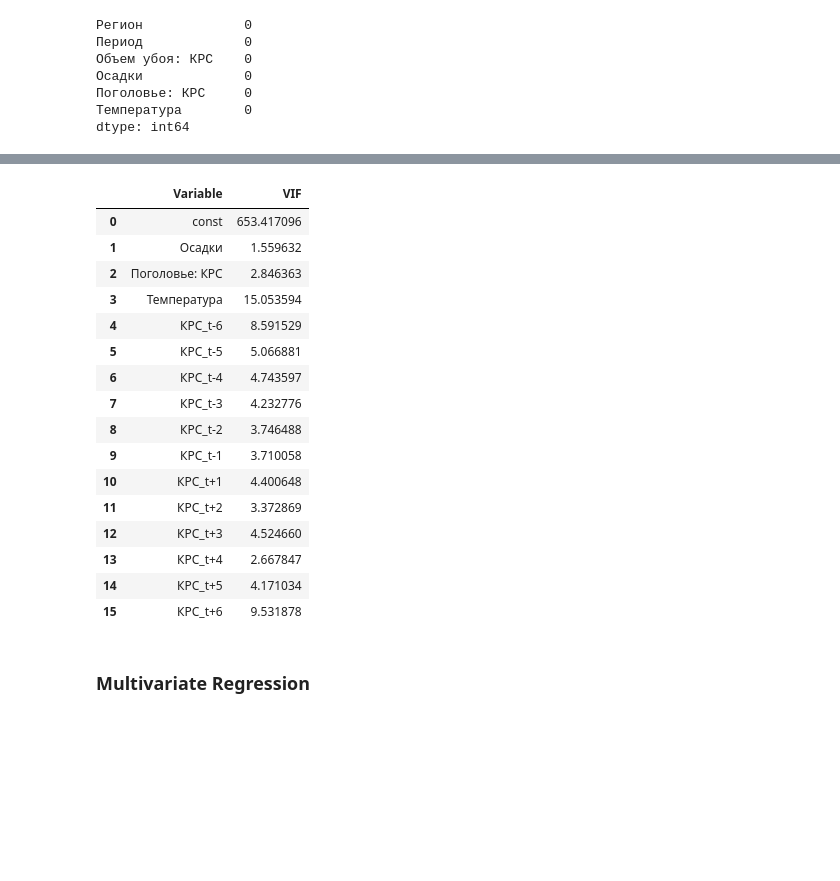
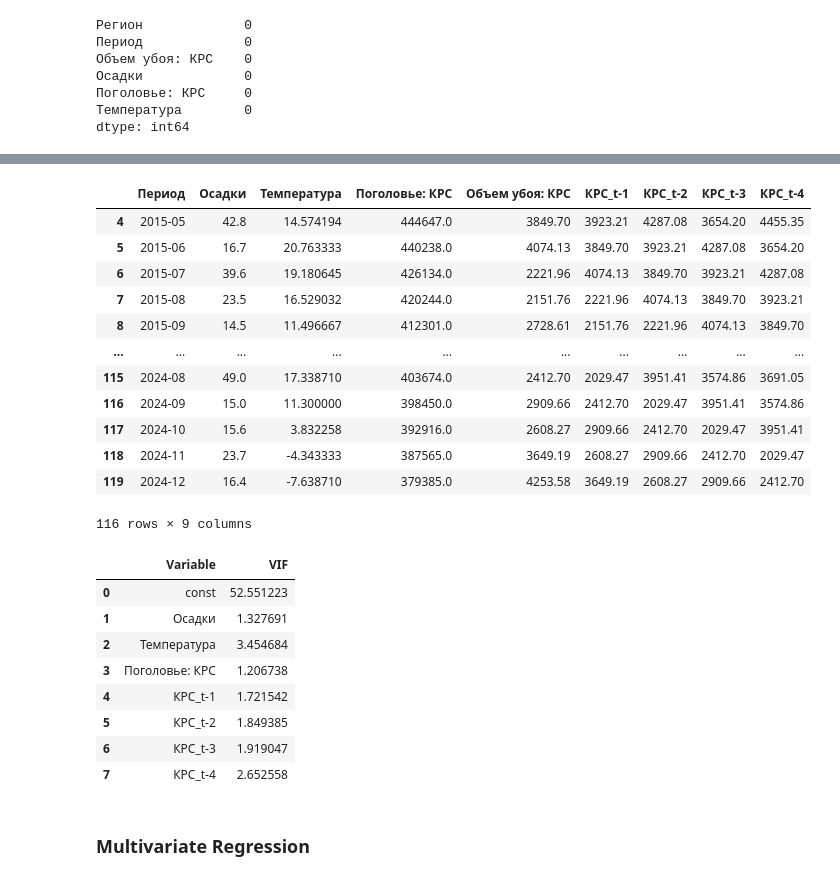
Before and after one commit to Madi147/ICC, a Jupyter notebook: Models/КРС/КРС_Akmola.ipynb, the cells around one changed output, grey strips where cells are left out. Saved outputs shown, nothing was run; the diff lists cells and outputs as text; code cells hidden in the pictures; blank space fills up the shorter version.

```diff
--- a/Models/КРС/КРС_Akmola.ipynb
+++ b/Models/КРС/КРС_Akmola.ipynb
@@ -101,9 +99,9 @@ for i, col in enumerate(value_cols, 1):
     plt.title(f"{col}")
     plt.grid(True)
     plt.ylabel("Значение")
-    plt.xticks(rotation=45)
+    plt.xticks(rotation=45, fontsize = 6)
 
-plt.suptitle("Временные ряды по переменным, Акмолинская область", y=1.01)
+plt.suptitle("Временные ряды по переменным, Акмолинская область, КРС", y=1.01)
 plt.tight_layout()
 plt.show()
 # %% [output]
@@ -162,0 +265,3 @@ plt.show()
+# %%
+df_akmola = df_akmola[['Период', 'Осадки', 'Температура', 'Поголовье: КРС', 'Объем убоя: КРС', 'КРС_t-1', 'КРС_t-2', 'КРС_t-3', 'КРС_t-4']]
+df_akmola
@@ -163,29 +402,38 @@ plt.show()
+# %%
+df_akmola_lag = df_akmola.dropna().copy()
+df_akmola_lag
+# %% [output]
+|  | Период | Осадки | Температура | Поголовье: КРС | Объем убоя: КРС | КРС_t-1 | КРС_t-2 | КРС_t-3 | КРС_t-4 |
+| 4 | 2015-05 | 42.8 | 14.574194 | 444647.0 | 3849.70 | 3923.21 | 4287.08 | 3654.20 | 4455.35 |
+| 5 | 2015-06 | 16.7 | 20.763333 | 440238.0 | 4074.13 | 3849.70 | 3923.21 | 4287.08 | 3654.20 |
+| 6 | 2015-07 | 39.6 | 19.180645 | 426134.0 | 2221.96 | 4074.13 | 3849.70 | 3923.21 | 4287.08 |
+| 7 | 2015-08 | 23.5 | 16.529032 | 420244.0 | 2151.76 | 2221.96 | 4074.13 | 3849.70 | 3923.21 |
+| 8 | 2015-09 | 14.5 | 11.496667 | 412301.0 | 2728.61 | 2151.76 | 2221.96 | 4074.13 | 3849.70 |
+| ... | ... | ... | ... | ... | ... | ... | ... | ... | ... |
+| 115 | 2024-08 | 49.0 | 17.338710 | 403674.0 | 2412.70 | 2029.47 | 3951.41 | 3574.86 | 3691.05 |
+| 116 | 2024-09 | 15.0 | 11.300000 | 398450.0 | 2909.66 | 2412.70 | 2029.47 | 3951.41 | 3574.86 |
+| 117 | 2024-10 | 15.6 | 3.832258 | 392916.0 | 2608.27 | 2909.66 | 2412.70 | 2029.47 | 3951.41 |
+| 118 | 2024-11 | 23.7 | -4.343333 | 387565.0 | 3649.19 | 2608.27 | 2909.66 | 2412.70 | 2029.47 |
+| 119 | 2024-12 | 16.4 | -7.638710 | 379385.0 | 4253.58 | 3649.19 | 2608.27 | 2909.66 | 2412.70 |
+116 rows × 9 columns
 # %%
-X_vif = add_constant(df_corr[[i for i in df_corr.columns if i != "Объем убоя: КРС"]])
+X_vif = add_constant(df_akmola_lag[[i for i in df_akmola_lag.columns if i not in ["Объем убоя: КРС", "Период"]]])
 
 vif_data = pd.DataFrame({
     "Variable": X_vif.columns,
     "VIF": [variance_inflation_factor(X_vif.values, i) for i in range(X_vif.shape[1])]
 })
 vif_data
 # %% [output]
 |  | Variable | VIF |
-| 0 | const | 653.417096 |
-| 1 | Осадки | 1.559632 |
-| 2 | Поголовье: КРС | 2.846363 |
-| 3 | Температура | 15.053594 |
-| 4 | КРС_t-6 | 8.591529 |
-| 5 | КРС_t-5 | 5.066881 |
-| 6 | КРС_t-4 | 4.743597 |
-| 7 | КРС_t-3 | 4.232776 |
-| 8 | КРС_t-2 | 3.746488 |
-| 9 | КРС_t-1 | 3.710058 |
-| 10 | КРС_t+1 | 4.400648 |
-| 11 | КРС_t+2 | 3.372869 |
-| 12 | КРС_t+3 | 4.524660 |
-| 13 | КРС_t+4 | 2.667847 |
-| 14 | КРС_t+5 | 4.171034 |
-| 15 | КРС_t+6 | 9.531878 |
+| 0 | const | 52.551223 |
+| 1 | Осадки | 1.327691 |
+| 2 | Температура | 3.454684 |
+| 3 | Поголовье: КРС | 1.206738 |
+| 4 | КРС_t-1 | 1.721542 |
+| 5 | КРС_t-2 | 1.849385 |
+| 6 | КРС_t-3 | 1.919047 |
+| 7 | КРС_t-4 | 2.652558 |
 # %% [markdown]
 ### Multivariate Regression
 # %% [markdown]
```
Also changed, not shown: parts of 26 cells of this notebook.
